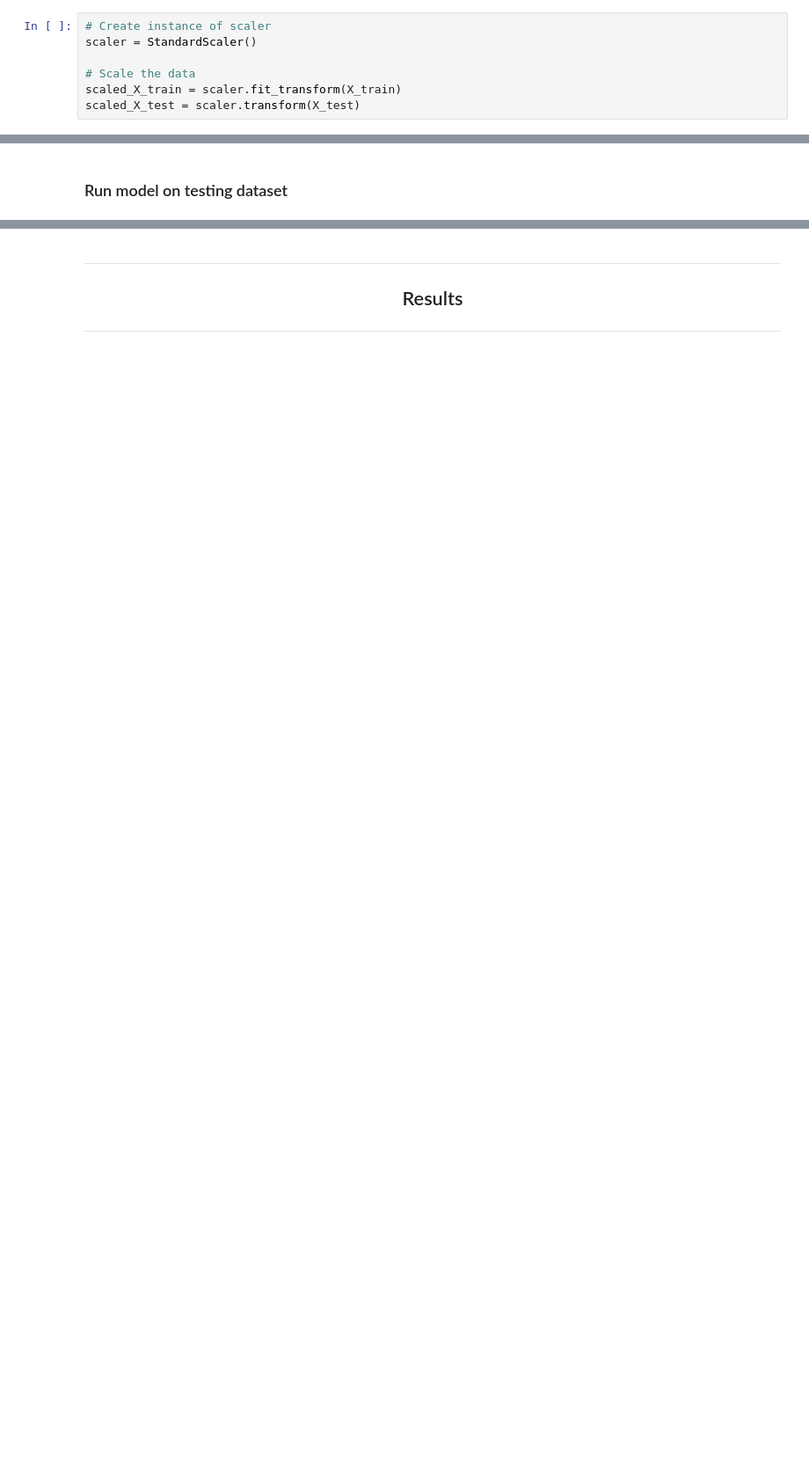
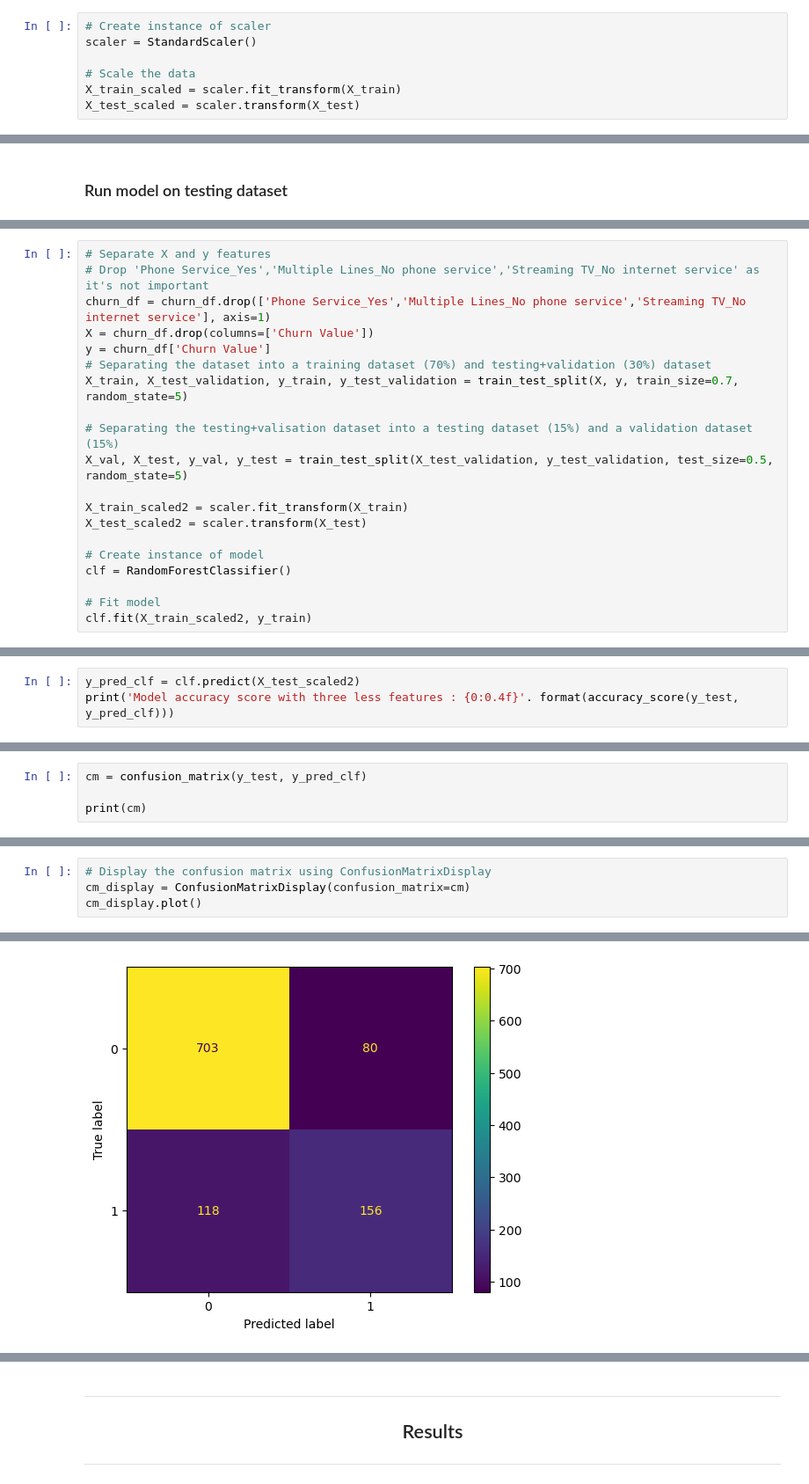
Before and after one commit to ABF-QC/Module2_Project2_team, a Jupyter notebook: notebook/Model3.ipynb, the cells around one changed output, grey strips where cells are left out. Shown at 88% size. Drawn from its saved outputs; the diff is of its cells as text; blank space fills up the shorter version.

Commit message:
Last changes in Random Forest with all results

```diff
--- a/notebook/Model3.ipynb
+++ b/notebook/Model3.ipynb
@@ -74,8 +73,8 @@ X_test = pd.DataFrame(X_test, columns=X.columns)
 scaler = StandardScaler()
 
 # Scale the data
-scaled_X_train = scaler.fit_transform(X_train)
-scaled_X_test = scaler.transform(X_test)
+X_train_scaled = scaler.fit_transform(X_train)
+X_test_scaled = scaler.transform(X_test)
 # %% [markdown]
 ---
 
@@ -200,0 +168,20 @@ LogisticRegression(C=10, penalty='l1', solver='liblinear', tol=0.1)
+# %%
+# Separate X and y features
+# Drop 'Phone Service_Yes','Multiple Lines_No phone service','Streaming TV_No internet service' as it's not important
+churn_df = churn_df.drop(['Phone Service_Yes','Multiple Lines_No phone service','Streaming TV_No internet service'], axis=1)
+X = churn_df.drop(columns=['Churn Value'])
+y = churn_df['Churn Value']
+# Separating the dataset into a training dataset (70%) and testing+validation (30%) dataset
+X_train, X_test_validation, y_train, y_test_validation = train_test_split(X, y, train_size=0.7, random_state=5)
+
+# Separating the testing+valisation dataset into a testing dataset (15%) and a validation dataset (15%)
+X_val, X_test, y_val, y_test = train_test_split(X_test_validation, y_test_validation, test_size=0.5, random_state=5)
+
+X_train_scaled2 = scaler.fit_transform(X_train)
+X_test_scaled2 = scaler.transform(X_test)
+
+# Create instance of model
+clf = RandomForestClassifier()
+
+# Fit model
+clf.fit(X_train_scaled2, y_train)
@@ -200,0 +190,3 @@ LogisticRegression(C=10, penalty='l1', solver='liblinear', tol=0.1)
+# %%
+y_pred_clf = clf.predict(X_test_scaled2)
+print('Model accuracy score with three less features : {0:0.4f}'. format(accuracy_score(y_test, y_pred_clf)))
@@ -200,0 +195,4 @@ LogisticRegression(C=10, penalty='l1', solver='liblinear', tol=0.1)
+# %%
+cm = confusion_matrix(y_test, y_pred_clf)
+
+print(cm)
@@ -200,0 +213,5 @@ LogisticRegression(C=10, penalty='l1', solver='liblinear', tol=0.1)
+# %%
+# Display the confusion matrix using ConfusionMatrixDisplay
+cm_display = ConfusionMatrixDisplay(confusion_matrix=cm)
+cm_display.plot()
+# %% [output]
@@ -200,0 +219 @@ LogisticRegression(C=10, penalty='l1', solver='liblinear', tol=0.1)
+[figure, added]
```
Also changed, not shown: parts of 34 cells of this notebook.
